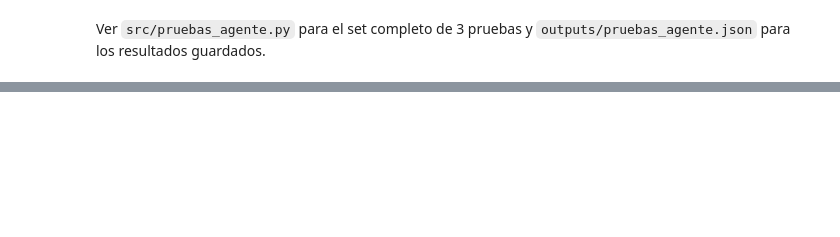
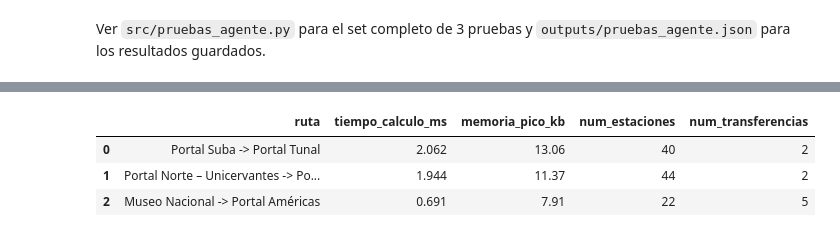
Before and after one commit to CamiloDG07/Proyecto-IA_, a Jupyter notebook: notebooks/diagrama_de_red.ipynb, the cells around one changed output, grey strips where cells are left out. Saved outputs shown, nothing was run; the diff lists cells and outputs as text; code cells hidden in the pictures; blank space fills up the shorter version.

```diff
--- a/notebooks/diagrama_de_red.ipynb
+++ b/notebooks/diagrama_de_red.ipynb
@@ -239,0 +244,21 @@ para los resultados guardados.
+# %%
+from visualizar_ruta import CASOS, dibujar_ruta
+import pandas as pd
+
+filas = []
+for caso in CASOS:
+    r = agente.calcular_ruta(caso["origen"], caso["destino"])
+    filas.append({
+        "ruta": f"{r['origen']} -> {r['destino']}",
+        "tiempo_calculo_ms": round(r["tiempo_calculo_ms"], 3),
+        "memoria_pico_kb": round(r["memoria_pico_kb"], 2),
+        "num_estaciones": r["num_estaciones"],
+        "num_transferencias": r["num_transferencias"],
+    })
+
+pd.DataFrame(filas)
+# %% [output]
+|  | ruta | tiempo_calculo_ms | memoria_pico_kb | num_estaciones | num_transferencias |
+| 0 | Portal Suba -> Portal Tunal | 2.062 | 13.06 | 40 | 2 |
+| 1 | Portal Norte – Unicervantes -> Po... | 1.944 | 11.37 | 44 | 2 |
+| 2 | Museo Nacional -> Portal Américas | 0.691 | 7.91 | 22 | 5 |
```
Also changed, not shown: parts of 5 cells of this notebook, 2 other files.
